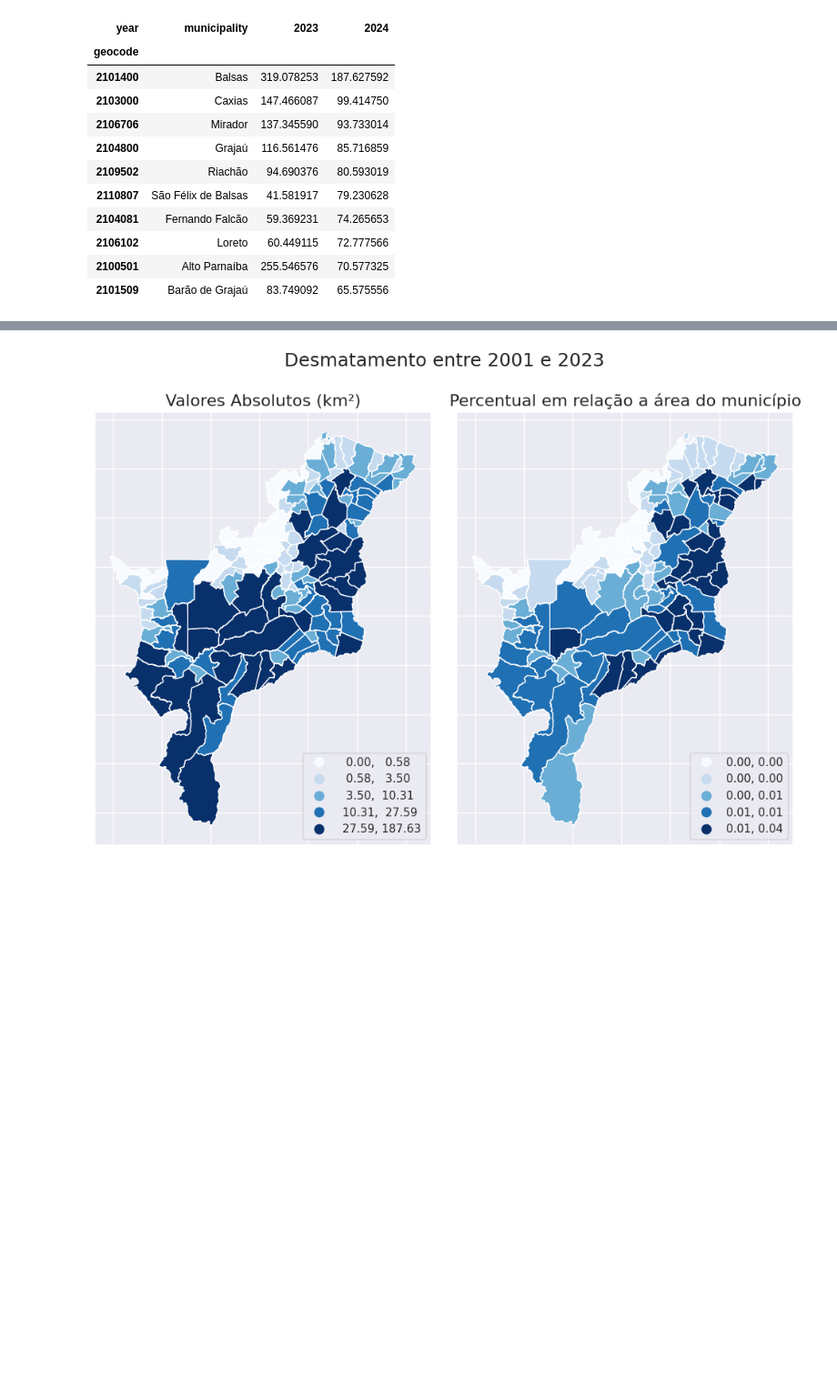
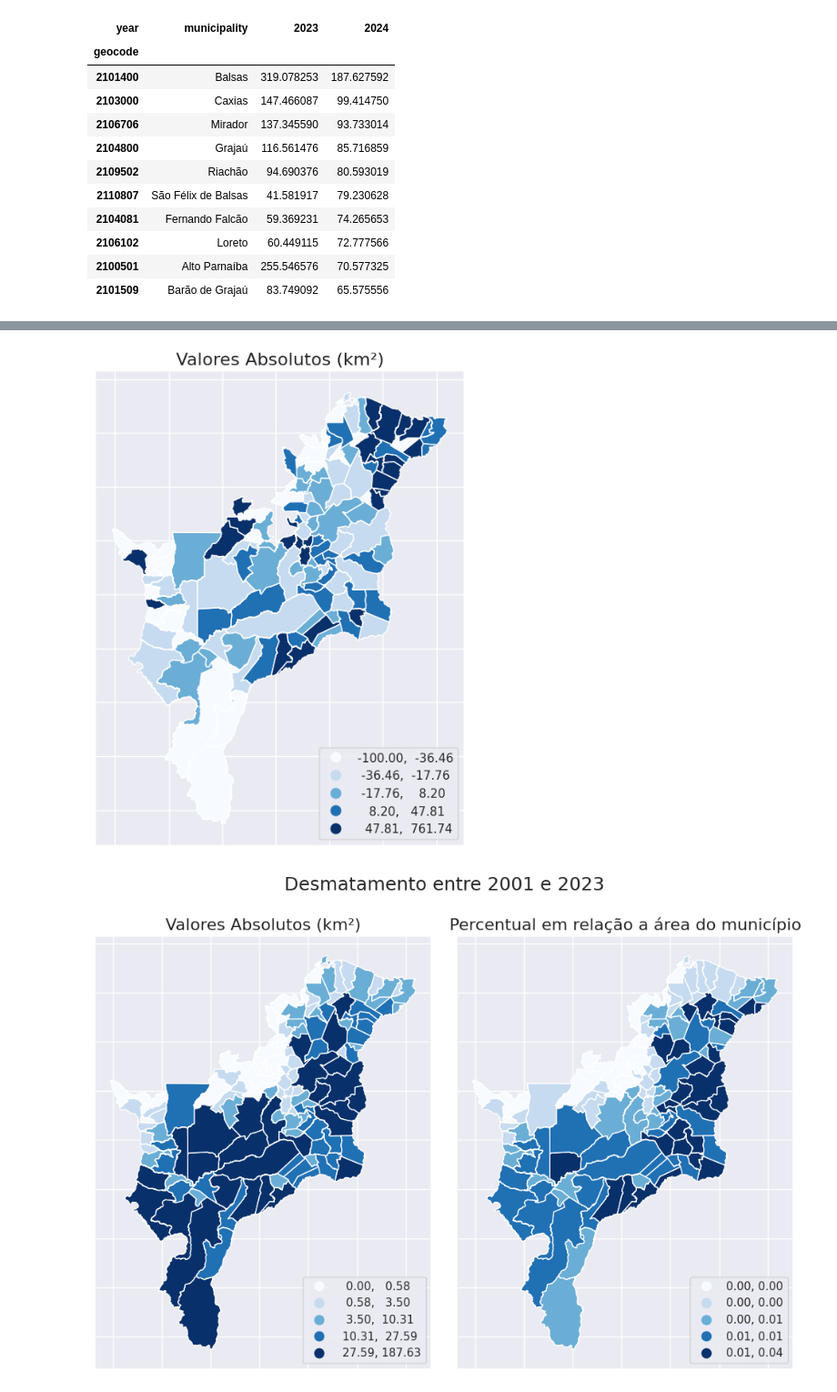
Before and after one commit to LambdaGeo/analise-cerrado-ma, a Jupyter notebook: analise_municipios_2024.ipynb, the cells around one changed output, grey strips where cells are left out. Shown at 91% size. Saved outputs shown, nothing was run; the diff lists cells and outputs as text; code cells hidden in the pictures; blank space fills up the shorter version.

```diff
--- a/analise_municipios_2024.ipynb
+++ b/analise_municipios_2024.ipynb
@@ -341,3 +372,43 @@ gdf_mun_cerrado.sort_values("perc_desm_2024", ascending=False).head(10)
+# %%
+
+
+
+sns.set_theme(style="darkgrid")  # Estilo do gráfico
+
+
+fig, axs = plt.subplots(1, 1, figsize=(10, 7))
+
+
+
+ax1 = gdf_mun_cerrado.plot(
+    ax = axs,
+    column="variacao_2023_2024",  # Data to plot
+    scheme="quantiles",  # Classification scheme
+    k=5,
+    cmap="Blues",  # Color palette
+    legend=True,  # Add legend
+    #legend_kwds={"fmt": "{:.0f}"},  # Remove decimals in legend
+    figsize=(10,100)
+)
+
+
+ax1.set_title('Valores Absolutos (km²)', fontsize=16)
+
+# Customizar a legenda para posicioná-la no canto inferior direito
+leg = ax1.get_legend()
+leg.set_bbox_to_anchor((1, 0))
+leg._loc = 4  # loc=4 corresponde ao canto inferior direito
+
+
+# Desativar os rótulos do eixo x
+ax1.tick_params(axis='x', labelbottom=False)
+ax1.tick_params( axis='y', labelleft=False)
+
+
+# Ajustar layout
+plt.tight_layout(rect=[0, 0, 1, 0.95])
+# %% [output]
+[figure, added]
 # %%
 sns.set_theme(style="darkgrid")  # Estilo do gráfico
 
```
Also changed, not shown: parts of 17 cells of this notebook.
